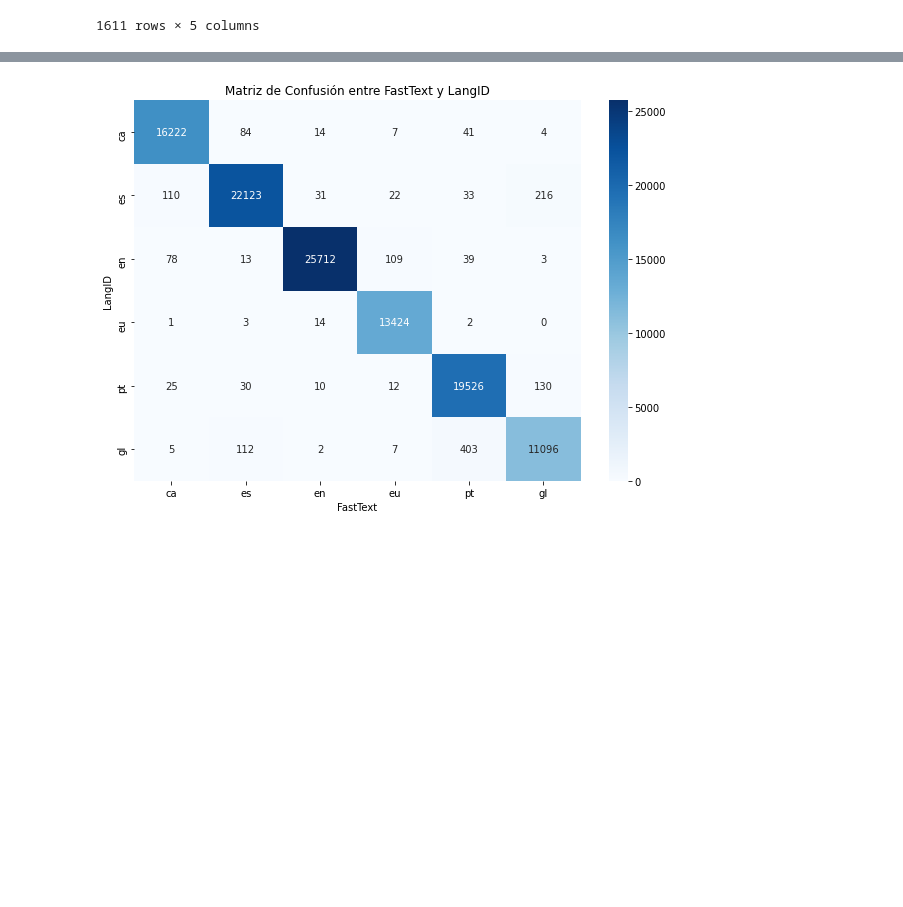
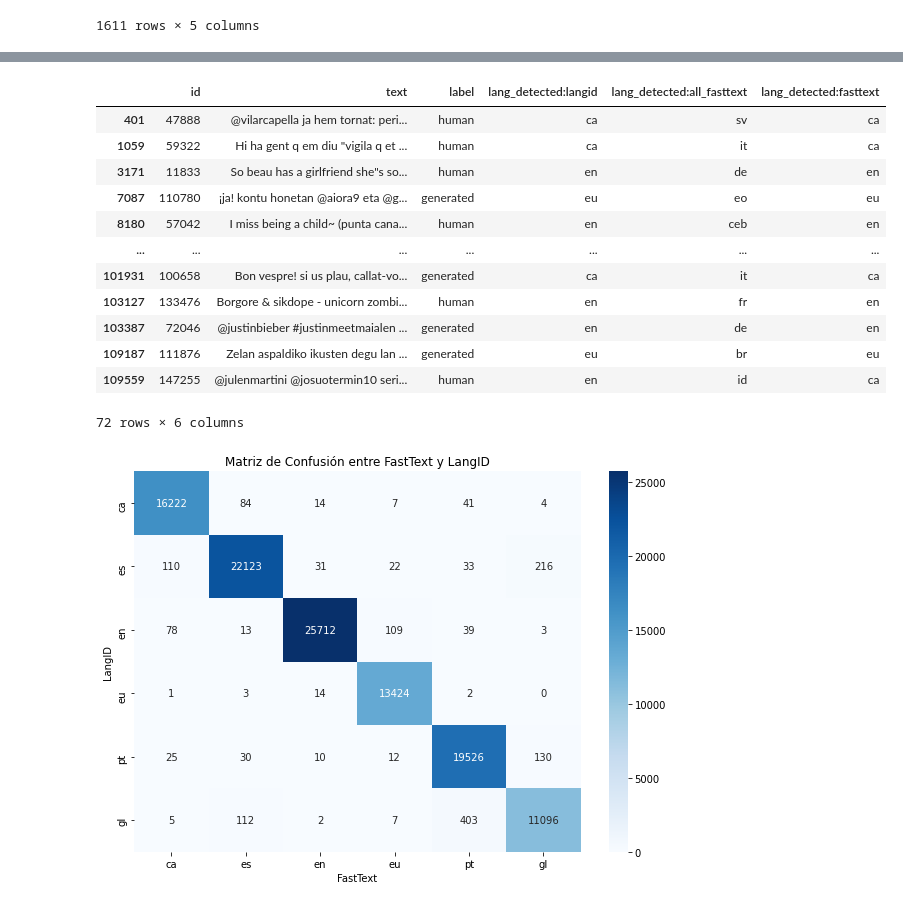
Before and after one commit to WojciechNeuman/autextification, a Jupyter notebook: Exploration.ipynb, the cells around one changed output, grey strips where cells are left out. Drawn from its saved outputs; the diff is of its cells as text; code cells hidden in the pictures; blank space fills up the shorter version.

```diff
--- a/Exploration.ipynb
+++ b/Exploration.ipynb
@@ -210,6 +227,22 @@ Iteration nº 109559
 Text: @julenmartini @josuotermin10 serioa zijoan xd xd x
 Langid: en
 Fasttext: ca
+# %%
+train[train['lang_detected:fasttext'] != train['lang_detected:all_fasttext']]
+# %% [output]
+|  | id | text | label | lang_detected:langid | lang_detected:all_fasttext | lang_detected:fasttext |
+| 401 | 47888 | @vilarcapella ja hem tornat: peri... | human | ca | sv | ca |
+| 1059 | 59322 | Hi ha gent q em diu "vigila q et ... | human | ca | it | ca |
+| 3171 | 11833 | So beau has a girlfriend she"s so... | human | en | de | en |
+| 7087 | 110780 | ¡ja! kontu honetan @aiora9 eta @g... | generated | eu | eo | eu |
+| 8180 | 57042 | I miss being a child~ (punta cana... | human | en | ceb | en |
+| ... | ... | ... | ... | ... | ... | ... |
+| 101931 | 100658 | Bon vespre! si us plau, callat-vo... | generated | ca | it | ca |
+| 103127 | 133476 | Borgore & sikdope - unicorn zombi... | human | en | fr | en |
+| 103387 | 72046 | @justinbieber #justinmeetmaialen ... | generated | en | de | en |
+| 109187 | 111876 | Zelan aspaldiko ikusten degu lan ... | generated | eu | br | eu |
+| 109559 | 147255 | @julenmartini @josuotermin10 seri... | human | en | id | ca |
+72 rows × 6 columns
 # %%
 import pandas as pd
 from sklearn.metrics import confusion_matrix
```
Also changed, not shown: parts of 19 cells of this notebook.
